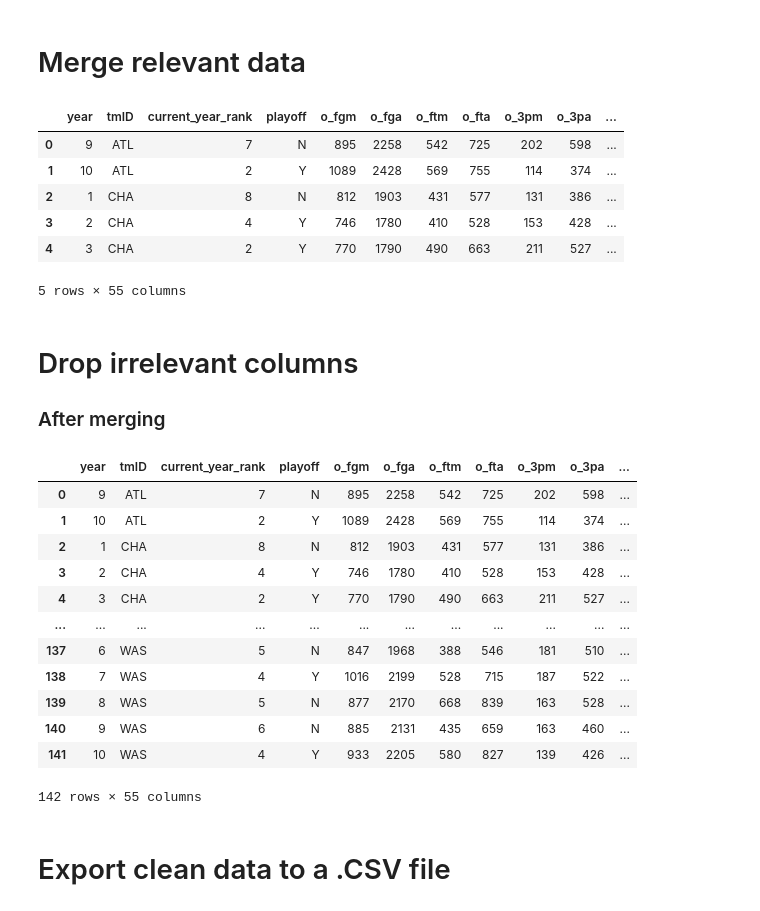
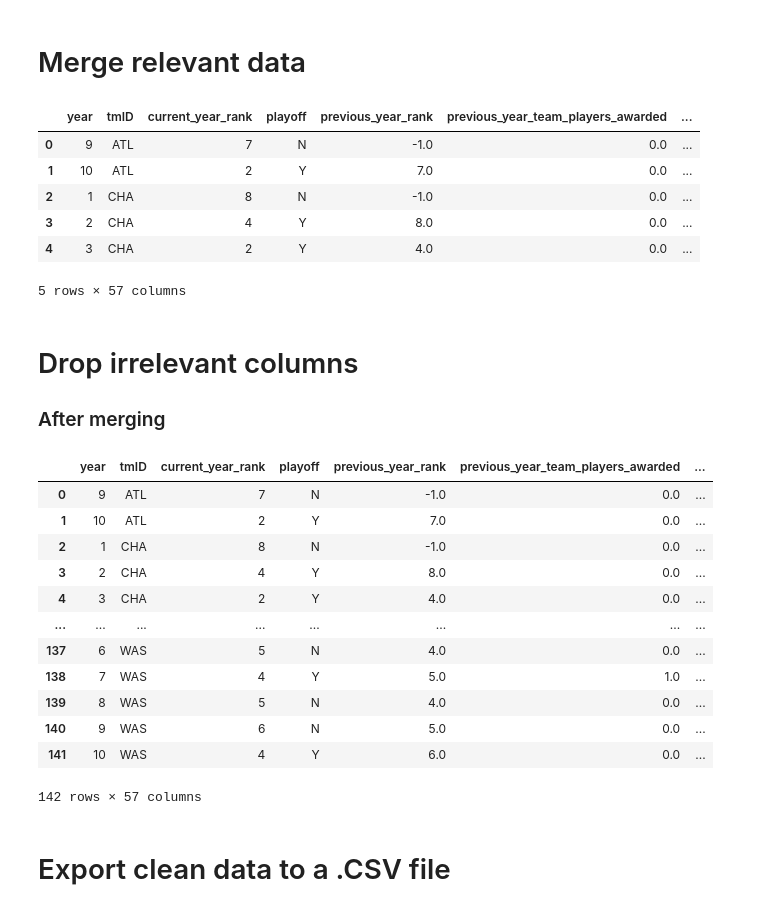
Before and after one commit to ttoino/feup-ac, a Jupyter notebook: src/preparation.ipynb, the cells around one changed output. Cells and saved outputs as stored; diff of their text form; code cells hidden in the pictures.

```diff
--- a/src/preparation.ipynb
+++ b/src/preparation.ipynb
@@ -96,8 +96,6 @@ awards_players_df['award'] = True
 
 for tmID, team_data in teams_df.groupby('tmID'):
     for year in team_data['year'].values:
-        # if year < 2: continue
-
         previous_year = year - 1
 
         previous_year_data = team_data[team_data['year'] == previous_year]
@@ -107,9 +105,11 @@ for tmID, team_data in teams_df.groupby('tmID'):
         previous_year_rank = previous_year_rank_series_data[0] if len(previous_year_rank_series_data) > 0 else -1
         teams_df.loc[((teams_df['tmID'] == tmID) & (team_data['year'] == year)), 'previous_year_rank'] = previous_year_rank
 
-        # register average height and weight for each position for each team
+        # get players that played in the previous year for the team
         previous_year_player_ids = players_teams_df[(players_teams_df['tmID'] == tmID) & (players_teams_df['year'] == previous_year)]['playerID'].values
         previous_year_players = players_df[players_df['playerID'].isin(previous_year_player_ids)]
+
+        # register average height and weight for each position for each team
         for position, players_per_position in previous_year_players.groupby('pos'):
 
             previous_year_avg_height = players_per_position['height'].mean()
@@ -117,6 +117,25 @@ for tmID, team_data in teams_df.groupby('tmID'):
 
             teams_df.loc[((teams_df['tmID'] == tmID) & (team_data['year'] == year)), f'previous_year_avg_height_pos_{position}'] = players_per_position['height'].mean()
             teams_df.loc[((teams_df['tmID'] == tmID) & (team_data['year'] == year)), f'previous_year_avg_weight_pos_{position}'] = players_per_position['weight'].mean()
+
+        # count number of players awarded in the previous year
+        # this gave the same accuracies but with a leakage somewhere
+        previous_year_team_players_awards = awards_players_df[(awards_players_df['playerID'].isin(previous_year_player_ids)) & (awards_players_df['year'] == previous_year)]
+        teams_df.loc[((teams_df['tmID'] == tmID) & (team_data['year'] == year)), 'previous_year_team_players_awarded'] = previous_year_team_players_awards['award'].count()
+
+        # shift numerical stats one year forward
+        for column in teams_df.loc[:,'o_fgm':'min']:
+            teams_df.loc[((teams_df['tmID'] == tmID) & (team_data['year'] == year)), f'previous_year_{column}'] = previous_year_data[column].values[0] if len(previous_year_data[column].values) > 0 else -1
+
+        # calculate AVG PPG for previous year
+        previous_year_avg_ppg = previous_year_data['o_pts'].sum() / previous_year_data['team_GP'].sum()
+        teams_df.loc[((teams_df['tmID'] == tmID) & (team_data['year'] == year)), 'previous_year_avg_ppg'] = previous_year_avg_ppg
+
+        # register previous year coach stats
+        previous_year_coach = coaches_df[(coaches_df['tmID'] == tmID) & (coaches_df['year'] == previous_year)]
+
+# drop previous year data
+teams_df.drop(teams_df.loc[:,'o_fgm':'min'], axis=1, inplace = True)
 # %% [markdown]
 # Merge relevant data
 # %%
@@ -140,41 +159,43 @@ main_df = teams_df
 # Display the resulting merged data frame
 main_df.head()
 # %% [output]
-|  | year | tmID | current_year_rank | playoff | o_fgm | o_fga | o_ftm | o_fta | o_3pm | o_3pa | ... |
-| 0 | 9 | ATL | 7 | N | 895 | 2258 | 542 | 725 | 202 | 598 | ... |
-| 1 | 10 | ATL | 2 | Y | 1089 | 2428 | 569 | 755 | 114 | 374 | ... |
-| 2 | 1 | CHA | 8 | N | 812 | 1903 | 431 | 577 | 131 | 386 | ... |
-| 3 | 2 | CHA | 4 | Y | 746 | 1780 | 410 | 528 | 153 | 428 | ... |
-| 4 | 3 | CHA | 2 | Y | 770 | 1790 | 490 | 663 | 211 | 527 | ... |
+|  | year | tmID | current_year_rank | playoff | previous_year_rank | previous_year_team_players_awarded | ... |
+| 0 | 9 | ATL | 7 | N | -1.0 | 0.0 | ... |
+| 1 | 10 | ATL | 2 | Y | 7.0 | 0.0 | ... |
+| 2 | 1 | CHA | 8 | N | -1.0 | 0.0 | ... |
+| 3 | 2 | CHA | 4 | Y | 8.0 | 0.0 | ... |
+| 4 | 3 | CHA | 2 | Y | 4.0 | 0.0 | ... |
-5 rows × 55 columns
+5 rows × 57 columns
 # %% [markdown]
 # Drop irrelevant columns
 ### After merging
 # %%
 # main_df = main_df.drop(["rank", "firstRound", "semis", "finals", "attend", "stint_x", "stint_y", "birthDate", "deathDate", "height", "weight", "award"], axis=1)
 # main_df['award'].fillna(False, inplace=True) # mark non-award winners as False
 # main_df['team_post_wins'].fillna(0, inplace=True)
 # main_df['team_post_losses'].fillna(0, inplace=True)
 
 for column in main_df.filter(regex=("previous_year_avg_.*")).columns.to_list():
     if column.startswith('previous_year_avg_height_pos_') or column.startswith('previous_year_avg_weight_pos_'):
         main_df[column].fillna(-1, inplace=True)
 
+main_df['previous_year_avg_ppg'].fillna(-1, inplace=True)
+
 display(main_df)
 # %% [output]
-|  | year | tmID | current_year_rank | playoff | o_fgm | o_fga | o_ftm | o_fta | o_3pm | o_3pa | ... |
-| 0 | 9 | ATL | 7 | N | 895 | 2258 | 542 | 725 | 202 | 598 | ... |
-| 1 | 10 | ATL | 2 | Y | 1089 | 2428 | 569 | 755 | 114 | 374 | ... |
-| 2 | 1 | CHA | 8 | N | 812 | 1903 | 431 | 577 | 131 | 386 | ... |
-| 3 | 2 | CHA | 4 | Y | 746 | 1780 | 410 | 528 | 153 | 428 | ... |
-| 4 | 3 | CHA | 2 | Y | 770 | 1790 | 490 | 663 | 211 | 527 | ... |
-| ... | ... | ... | ... | ... | ... | ... | ... | ... | ... | ... | ... |
-| 137 | 6 | WAS | 5 | N | 847 | 1968 | 388 | 546 | 181 | 510 | ... |
-| 138 | 7 | WAS | 4 | Y | 1016 | 2199 | 528 | 715 | 187 | 522 | ... |
-| 139 | 8 | WAS | 5 | N | 877 | 2170 | 668 | 839 | 163 | 528 | ... |
-| 140 | 9 | WAS | 6 | N | 885 | 2131 | 435 | 659 | 163 | 460 | ... |
-| 141 | 10 | WAS | 4 | Y | 933 | 2205 | 580 | 827 | 139 | 426 | ... |
+|  | year | tmID | current_year_rank | playoff | previous_year_rank | previous_year_team_players_awarded | ... |
+| 0 | 9 | ATL | 7 | N | -1.0 | 0.0 | ... |
+| 1 | 10 | ATL | 2 | Y | 7.0 | 0.0 | ... |
+| 2 | 1 | CHA | 8 | N | -1.0 | 0.0 | ... |
+| 3 | 2 | CHA | 4 | Y | 8.0 | 0.0 | ... |
+| 4 | 3 | CHA | 2 | Y | 4.0 | 0.0 | ... |
+| ... | ... | ... | ... | ... | ... | ... | ... |
+| 137 | 6 | WAS | 5 | N | 4.0 | 0.0 | ... |
+| 138 | 7 | WAS | 4 | Y | 5.0 | 1.0 | ... |
+| 139 | 8 | WAS | 5 | N | 4.0 | 0.0 | ... |
+| 140 | 9 | WAS | 6 | N | 5.0 | 0.0 | ... |
+| 141 | 10 | WAS | 4 | Y | 6.0 | 0.0 | ... |
-142 rows × 55 columns
+142 rows × 57 columns
 # %% [markdown]
 # Export clean data to a .CSV file
 # %%
```
Also changed, not shown: parts of 2 cells of this notebook, 3 other files.
